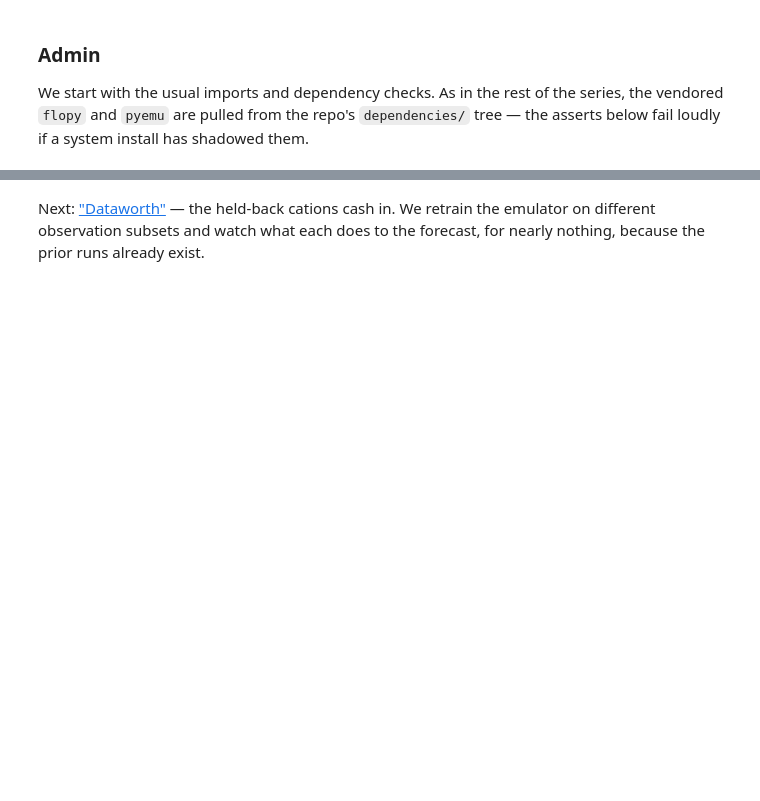
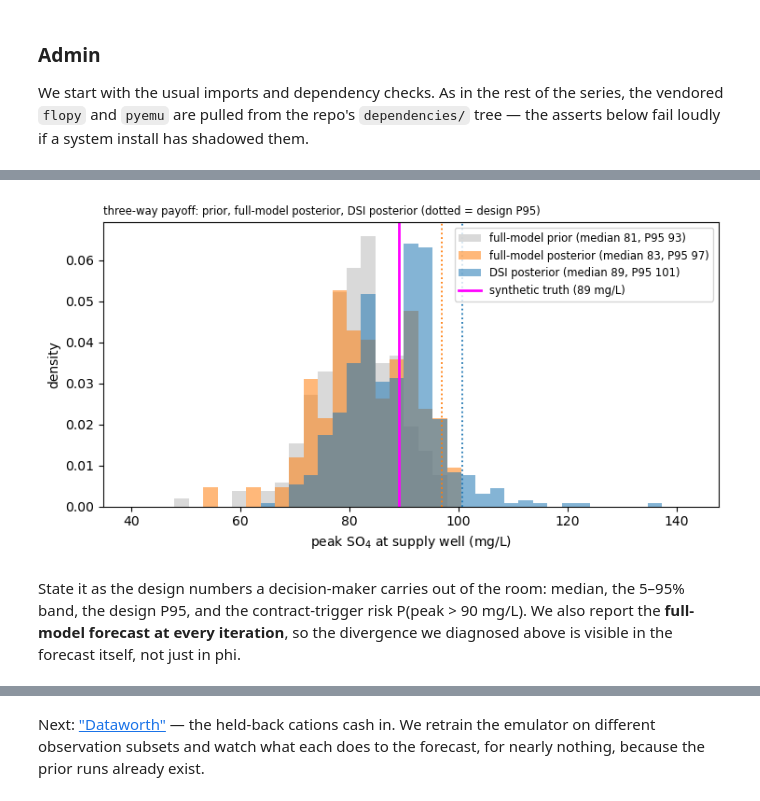
Before and after one commit to rhugman/rtm-tutorial, a Jupyter notebook: tutorials/part1_06_full_model_check/dizon_full_model_check.ipynb, the cells around one changed output, grey strips where cells are left out. Drawn from its saved outputs; the diff is of its cells as text; code cells hidden in the pictures; blank space fills up the shorter version.

```diff
--- a/tutorials/part1_06_full_model_check/dizon_full_model_check.ipynb
+++ b/tutorials/part1_06_full_model_check/dizon_full_model_check.ipynb
@@ -248,0 +44,20 @@ And the meta-point, worth repeating because it is the spine of the series: we pa
+# %%
+# the prebaked full-model history match (the expensive run, shipped thinned)
+fm_d = Path(os.path.join("..", "..", "prebaked", "full_model_ies"))
+hm_pst_path = fm_d / "hm.pst"
+if not hm_pst_path.exists():
+    raise Exception(
+        "could not find the prebaked full-model history match at "
+        f"'{hm_pst_path}'. It ships in the repo's prebaked/ tree; if you need to "
+        "regenerate it from a master_hm run, see 'etc/run_full_model_ies.py'.")
+
+# the DSI posterior, written into part1_05's working directory
+dsi_d = Path(os.path.join("..", "part1_05_dsi_basics", "dsi_template"))
+if not (dsi_d / "dsi.pst").exists():
+    raise Exception(
+        "could not find the DSI posterior at "
+        f"'{dsi_d / 'dsi.pst'}'. Run the "
+        "'../part1_05_dsi_basics/dizon_dsi_basics.ipynb' notebook first.")
+
+print(f"full-model history match: {hm_pst_path}")
+print(f"DSI posterior:           {dsi_d / 'dsi.pst'}")
@@ -248,0 +250,31 @@ And the meta-point, worth repeating because it is the spine of the series: we pa
+# %%
+fig, ax = plt.subplots(figsize=(7.5, 4))
+fc_max = max(peak_prior.max(), peak_post.max(), peak_dsi.max())
+bins = np.linspace(40, fc_max * 1.05, 40)
+
+ax.hist(peak_prior, bins=bins, color="#D3D3D3", alpha=0.85, density=True,
+        label=f"full-model prior (median {peak_prior.median():.0f}, "
+              f"P95 {peak_prior.quantile(0.95):.0f})")
+ax.hist(peak_post, bins=bins, color="#ff7f0e", alpha=0.55, density=True,
+        label=f"full-model posterior (median {peak_post.median():.0f}, "
+              f"P95 {peak_post.quantile(0.95):.0f})")
+ax.hist(peak_dsi, bins=bins, color="#1f77b4", alpha=0.55, density=True,
+        label=f"DSI posterior (median {peak_dsi.median():.0f}, "
+              f"P95 {peak_dsi.quantile(0.95):.0f})")
+
+# the design P95 each posterior would build treatment capacity to
+ax.axvline(peak_post.quantile(0.95), color="#ff7f0e", ls=":", lw=1.3)
+ax.axvline(peak_dsi.quantile(0.95), color="#1f77b4", ls=":", lw=1.3)
+ax.axvline(truth_peak, color="fuchsia", lw=2,
+           label=f"synthetic truth ({truth_peak:.0f} mg/L)")
+
+ax.set_xlabel("peak SO$_4$ at supply well (mg/L)")
+ax.set_ylabel("density")
+ax.set_title("three-way payoff: prior, full-model posterior, DSI posterior "
+             "(dotted = design P95)", loc="left", fontsize="small")
+ax.legend(fontsize="small")
+fig.tight_layout()
+# %% [output]
+[figure, added]
+# %% [markdown]
+State it as the design numbers a decision-maker carries out of the room: median, the 5–95% band, the design P95, and the contract-trigger risk P(peak > 90 mg/L). We also report the **full-model forecast at every iteration**, so the divergence we diagnosed above is visible in the forecast itself, not just in phi.
```
Also changed, not shown: parts of 48 cells of this notebook, 16 other files.
